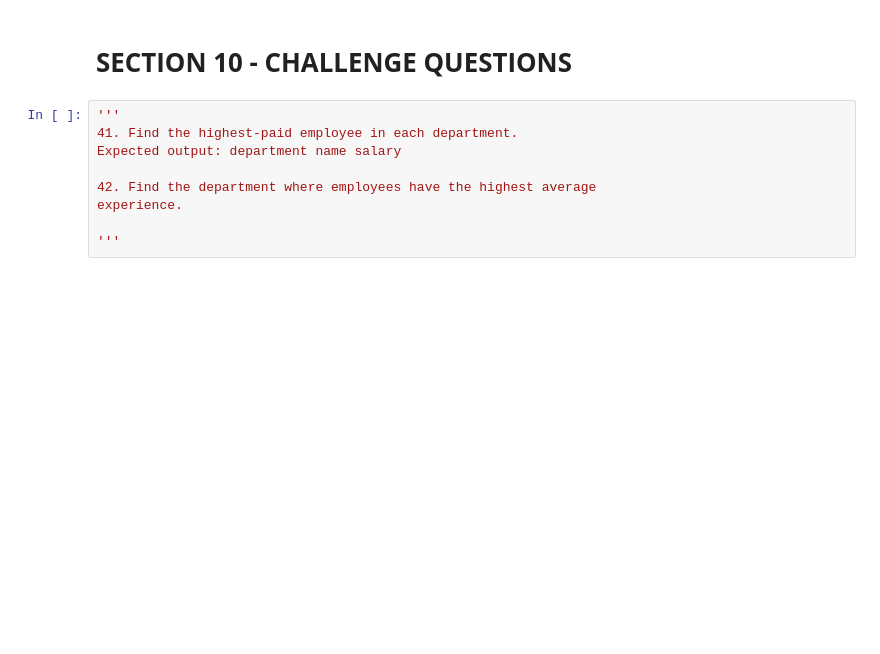
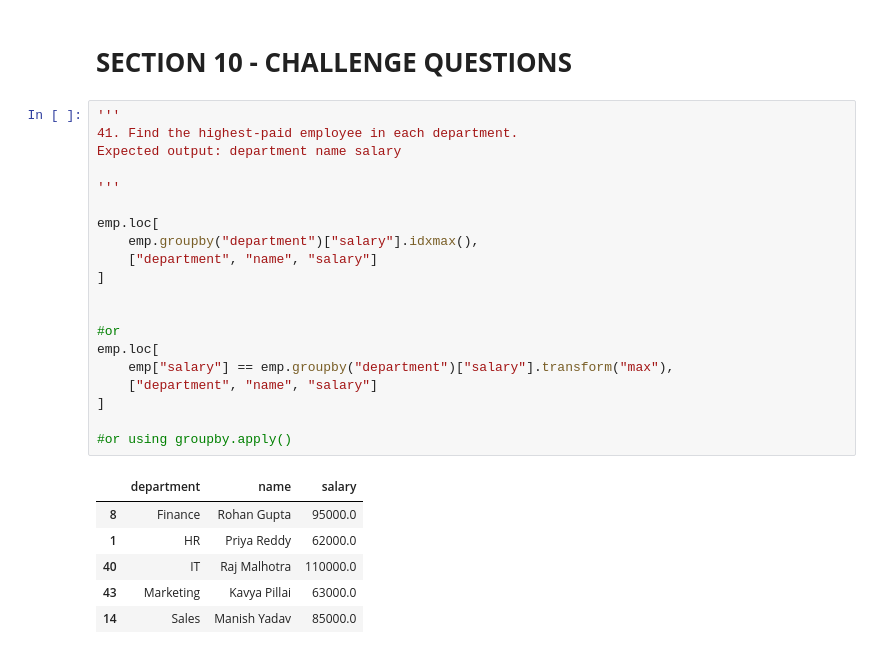
Before and after one commit to Vasista-G/GoogleCollab_Python, a Jupyter notebook: Pandaslearn.ipynb, the cells around one changed output. Cells and saved outputs as stored; diff of their text form; blank space fills up the shorter version.

```diff
--- a/Pandaslearn.ipynb
+++ b/Pandaslearn.ipynb
@@ -339,9 +339,27 @@ dtype: object
 # %%
 '''
 41.	Find the highest-paid employee in each department.
 Expected output: department name salary
 
-42.	Find the department where employees have the highest average
-experience.
+'''
 
-'''
+emp.loc[
+    emp.groupby("department")["salary"].idxmax(),
+    ["department", "name", "salary"]
+]
+
+
+#or
+emp.loc[
+    emp["salary"] == emp.groupby("department")["salary"].transform("max"),
+    ["department", "name", "salary"]
+]
+
+#or using groupby.apply()
+# %% [output]
+|  | department | name | salary |
+| 8 | Finance | Rohan Gupta | 95000.0 |
+| 1 | HR | Priya Reddy | 62000.0 |
+| 40 | IT | Raj Malhotra | 110000.0 |
+| 43 | Marketing | Kavya Pillai | 63000.0 |
+| 14 | Sales | Manish Yadav | 85000.0 |
```
Also changed, not shown: parts of 1 cell of this notebook.
